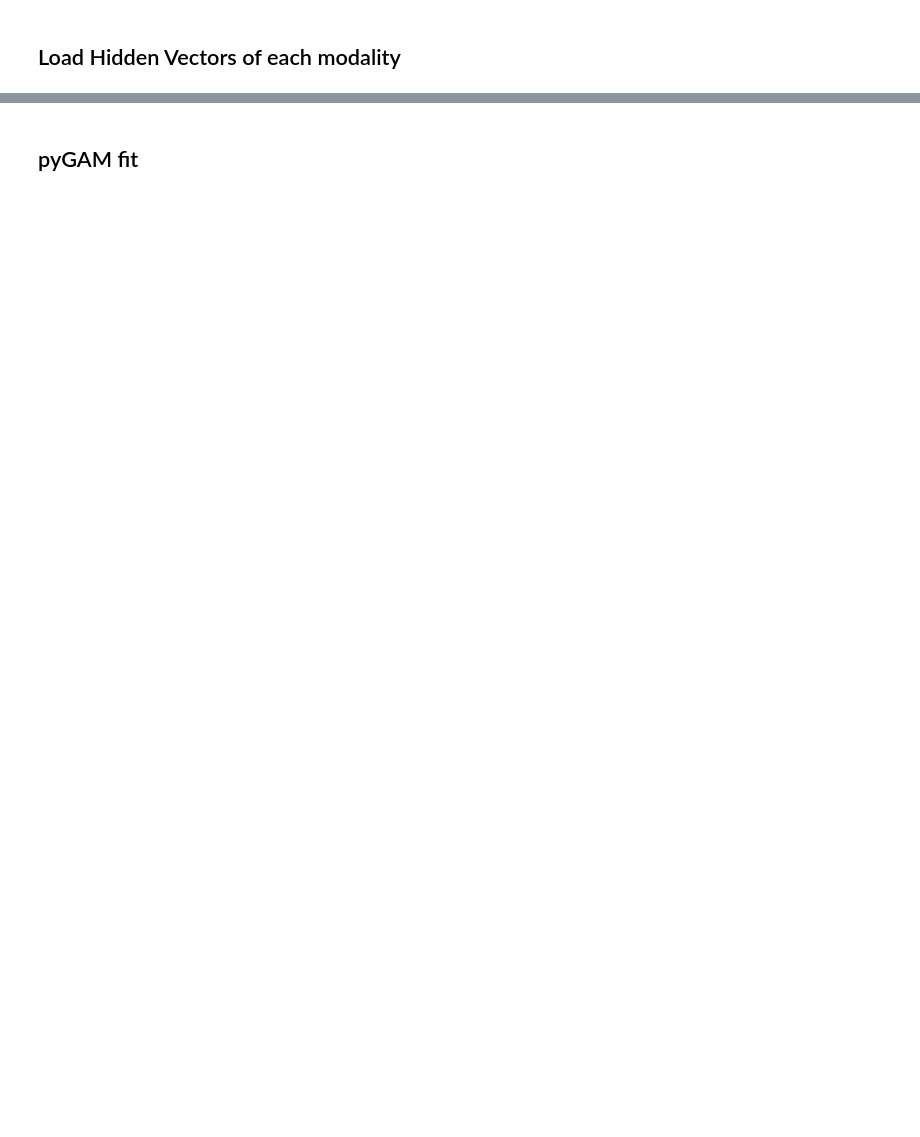
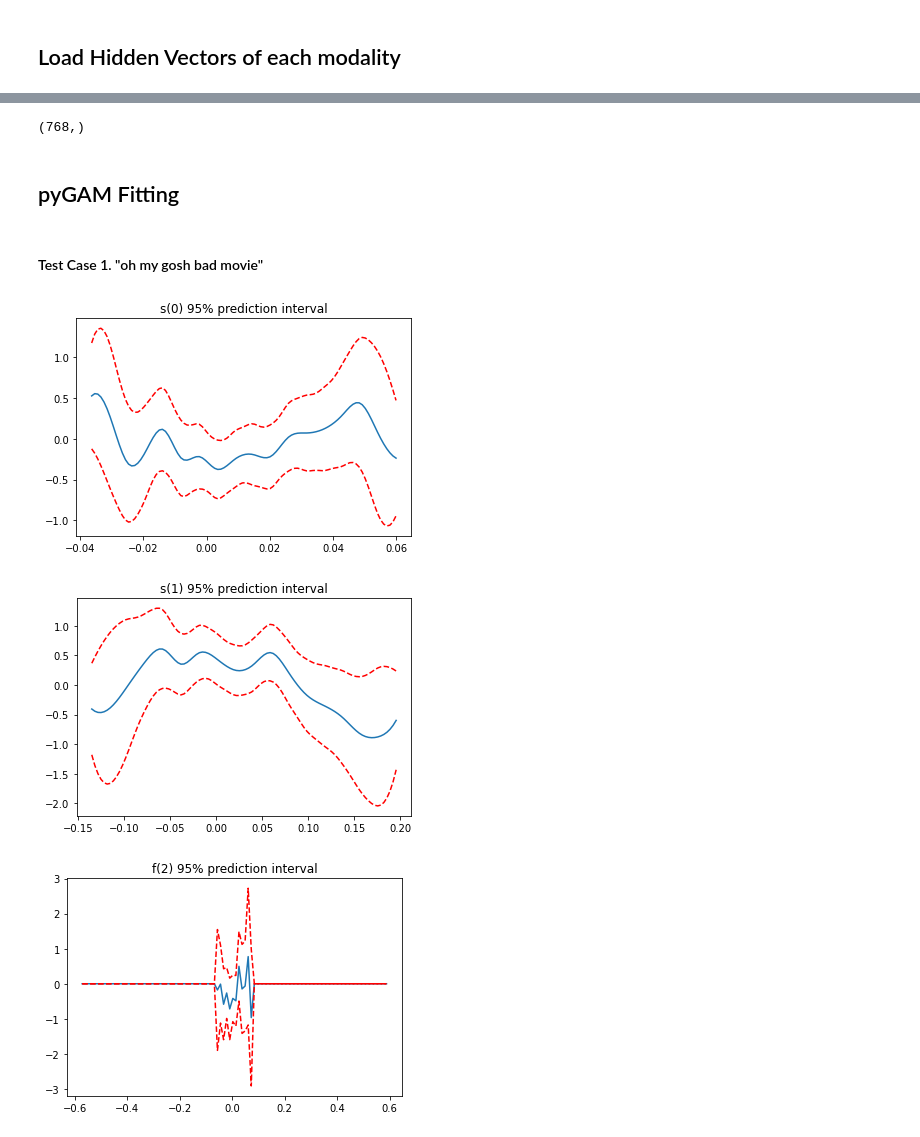
Before and after one commit to SoyeonHH/HCAI-Proj, a Jupyter notebook: GAM.ipynb, the cells around one changed output, grey strips where cells are left out. Drawn from its saved outputs; the diff is of its cells as text; code cells hidden in the pictures; blank space fills up the shorter version.

```diff
--- a/GAM.ipynb
+++ b/GAM.ipynb
@@ -59,0 +118,5 @@ Requirement already satisfied: six>=1.5 in /mnt/soyeon/anaconda3/envs/pytorch/li
+# %%
+with open("./data/MOSEI/mosei.pkl", 'rb') as f:
+    mosei = pkl.load(f)
+
+test_mosei = mosei['test']
@@ -84,11 +254,14 @@ interactive(children=(Dropdown(description='idx', options=(0, 1, 2, 3, 4, 5, 6,
 # %% [markdown]
 ## Load Hidden Vectors of each modality
+# %%
+def load_hidden(name=''):
+    return torch.load('./hidden_vectors/%s.pt' %name)
 # %%
-from utils.tools import *
-H_fusion = load_hidden('fusion_embedding')
-H_text = load_hidden('text_embedding')
-H_visual = load_hidden('visual_embedding')
-H_acoustic = load_hidden('acoustic_embedding')
+# from utils.tools import *
+H_fusion = load_hidden('fusion_embedding_mosi')
+H_text = load_hidden('text_embedding_mosi')
+H_visual = load_hidden('visual_embedding_mosi')
+H_acoustic = load_hidden('acoustic_embedding_mosi')
 # %%
 print(len(H_fusion))
 print(len(H_text))
@@ -126,2 +289,6 @@ array([ 0.8724696 , -0.4250846 , -0.26327625, -0.655799  ,  0.13032405,
+# %%
+H_text[0].shape
+# %% [output]
+(768,)
 # %% [markdown]
-## pyGAM fit
+## pyGAM Fitting
@@ -131,0 +295,31 @@ X, y = H_visual, H_text
+# %% [markdown]
+#### Test Case 1. "oh my gosh bad movie"
+# %%
+from pygam import LinearGAM, s, f
+import numpy as np
+import pandas as pd
+
+X, y = H_acoustic, y_list
+X = np.asarray(X)
+y = np.asarray(y)
+
+gam = LinearGAM(s(0) + s(1) + f(2)).fit(X, y)
+# %%
+import matplotlib.pyplot as plt
+
+for i, term in enumerate(gam.terms):
+    if term.isintercept:
+        continue
+
+    XX = gam.generate_X_grid(term=i)
+    pdep, confi = gam.partial_dependence(term=i, X=XX, width=0.95)
+
+    plt.figure()
+    plt.plot(XX[:, term.feature], pdep)
+    plt.plot(XX[:, term.feature], confi, c='r', ls='--')
+    plt.title(repr(term) + " 95% prediction interval")
+    plt.show()
+# %% [output]
+[figure, added]
+[figure, added]
+[figure, added]
```
Also changed, not shown: parts of 23 cells of this notebook, 1 other file.
